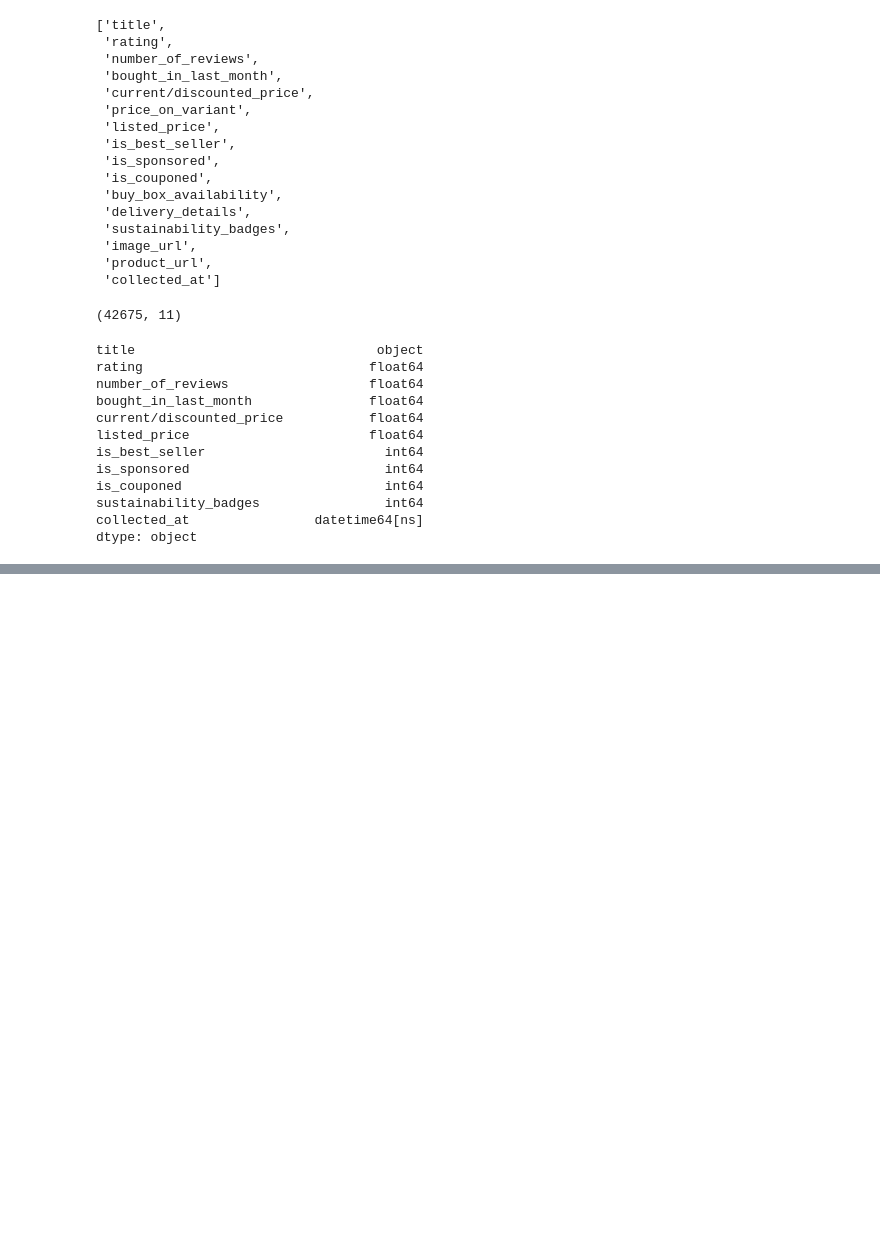
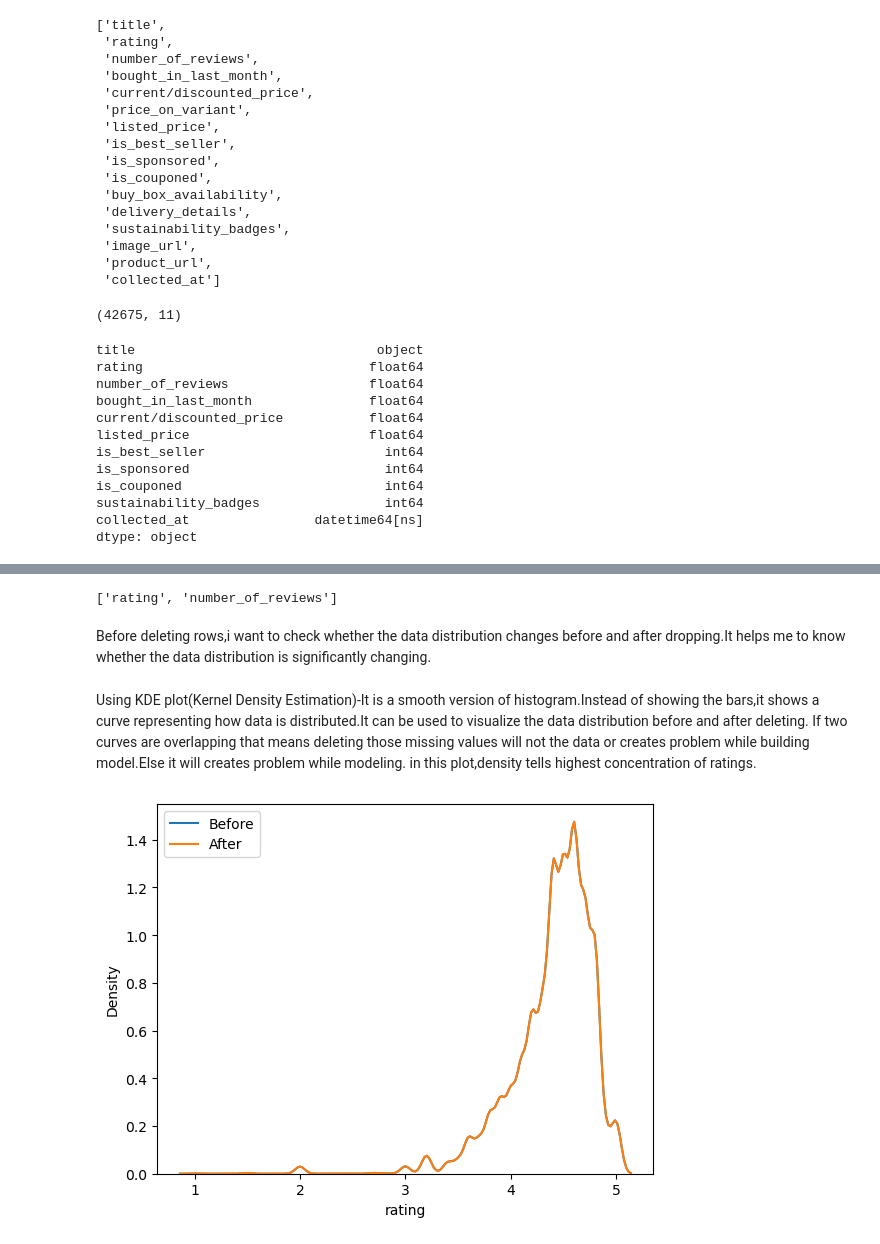
Before and after one commit to bhargavi30-dsa/AI-Powered-Ecommerce-Revenue-Intelligence-System, a Jupyter notebook: notebooks/exploration.ipynb, the cells around one changed output, grey strips where cells are left out. Cells and saved outputs as stored; diff of their text form; code cells hidden in the pictures; blank space fills up the shorter version.

```diff
--- a/notebooks/exploration.ipynb
+++ b/notebooks/exploration.ipynb
@@ -338,0 +356,11 @@ dtype: object
+# %%
+#applying for loop to know how many columns have greater than 0.05 missing values-to apply CCA to the variables where the missing percentage is less than 5%(0.05)
+cols=[var for var in df.columns if df[var].isnull().mean()<0.05 and df[var].isnull().sum()>0]
+print(cols)
+# %% [output]
+['rating', 'number_of_reviews']
+# %%
+#temporarily deleting the columns
+temp_df=df.dropna(subset=['rating','number_of_reviews'])
+# %% [markdown]
+Before deleting rows,i want to check whether the data distribution changes before and after dropping.It helps me to know whether the data distribution is significantly changing.
@@ -338,0 +374,12 @@ dtype: object
+# %% [markdown]
+Using KDE plot(Kernel Density Estimation)-It is a smooth version of histogram.Instead of showing the bars,it shows a curve representing how data is distributed.It can be used to visualize the data distribution before and after deleting.
+If two curves are overlapping that means deleting those missing values will not the data or creates problem while building model.Else it will creates problem while modeling.
+in this plot,density tells highest concentration of ratings.
+# %%
+sns.kdeplot(df['rating'], label='Before')
+sns.kdeplot(temp_df['rating'], label='After')
+
+plt.legend()
+plt.show()
+# %% [output]
+[figure, added]
```
Also changed, not shown: parts of 8 cells of this notebook.
